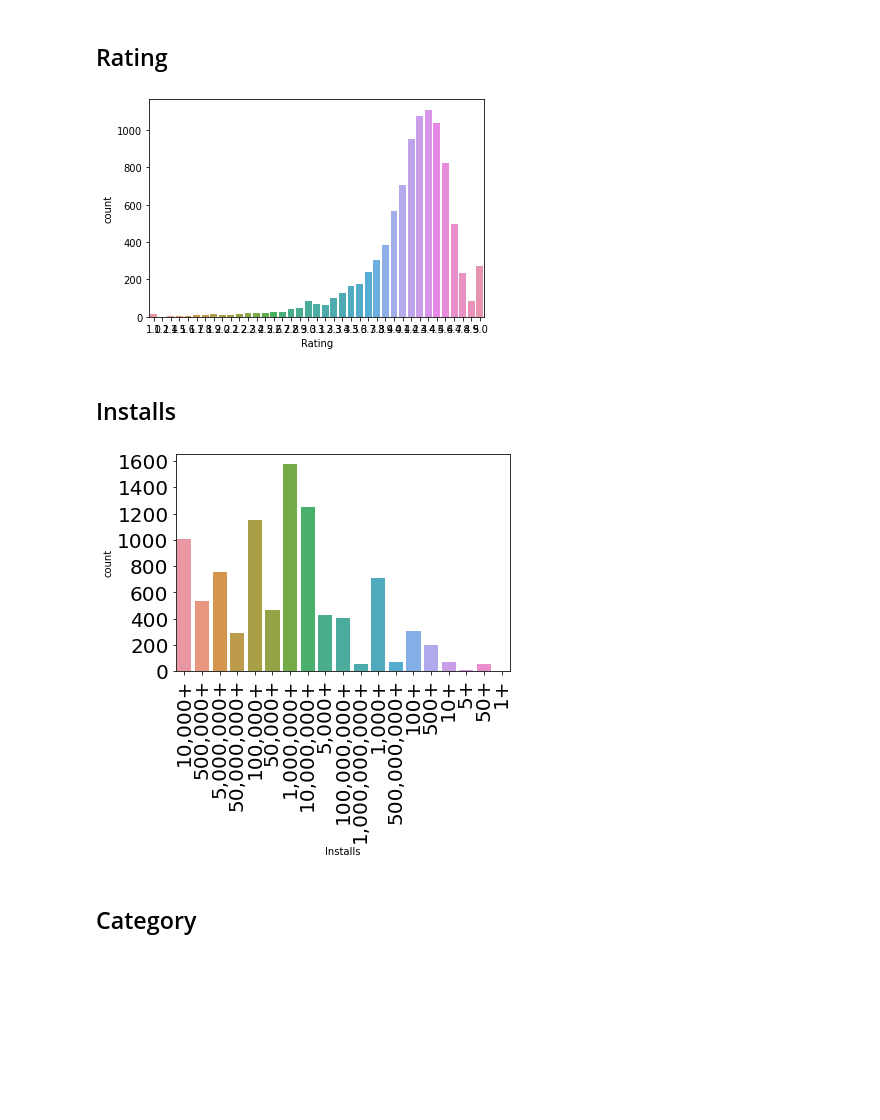
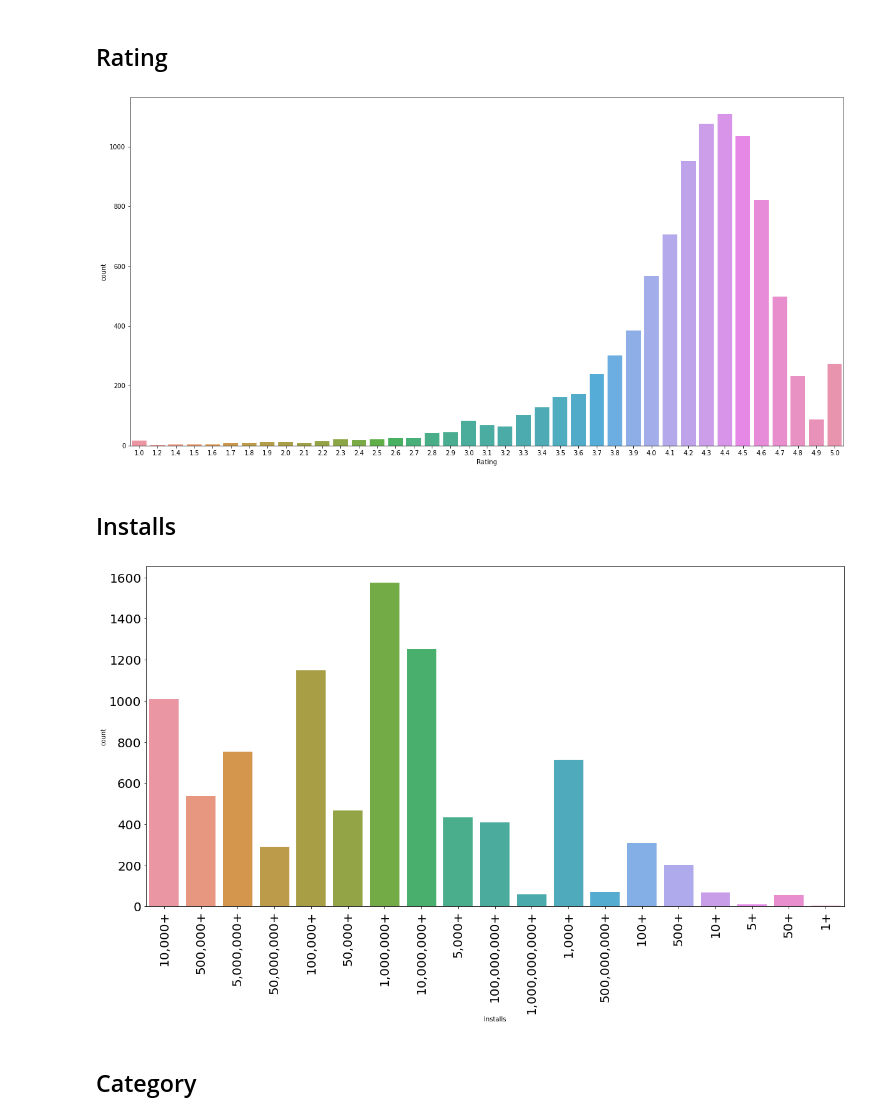
Before and after one commit to KSob01/Projekt-PSI, a Jupyter notebook: GOOGLE STORE.ipynb, the cells around one changed output. Saved outputs shown, nothing was run; the diff lists cells and outputs as text; code cells hidden in the pictures; blank space fills up the shorter version.

```diff
--- a/GOOGLE STORE.ipynb
+++ b/GOOGLE STORE.ipynb
@@ -139,19 +139,21 @@ import seaborn as sns
 # %% [markdown]
 ## Rating
 # %%
+plt.figure(figsize=(20,10))
 sns.countplot(x= 'Rating' ,data=data)
 plt.show()
 # %% [output]
-[figure, old version]
+[figure, new version]
 # %% [markdown]
 ## Installs
 # %%
+plt.figure(figsize=(20,10))
 sns.countplot(x= 'Installs' ,data=data)
 plt.yticks(fontsize = 20)
 plt.xticks(rotation = 90, fontsize = 20)
 plt.show()
 # %% [output]
-[figure, old version]
+[figure, new version]
 # %% [markdown]
 ## Category
 # %%
```
Also changed, not shown: parts of 1 cell of this notebook.
